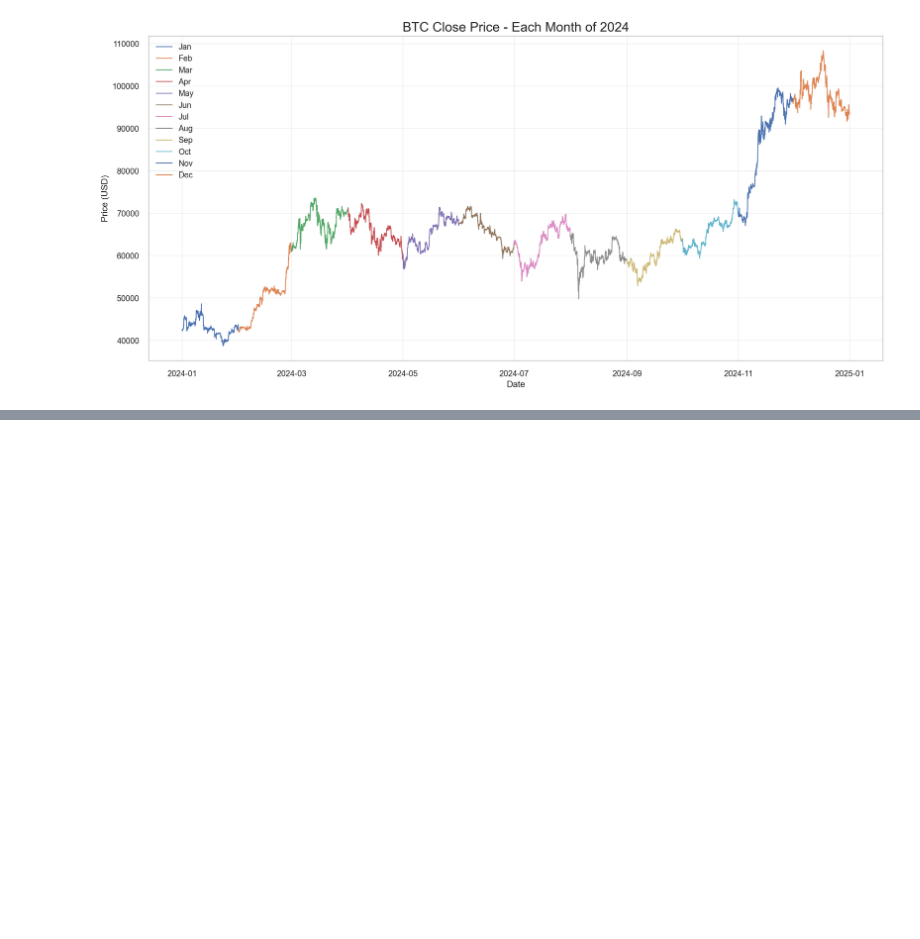
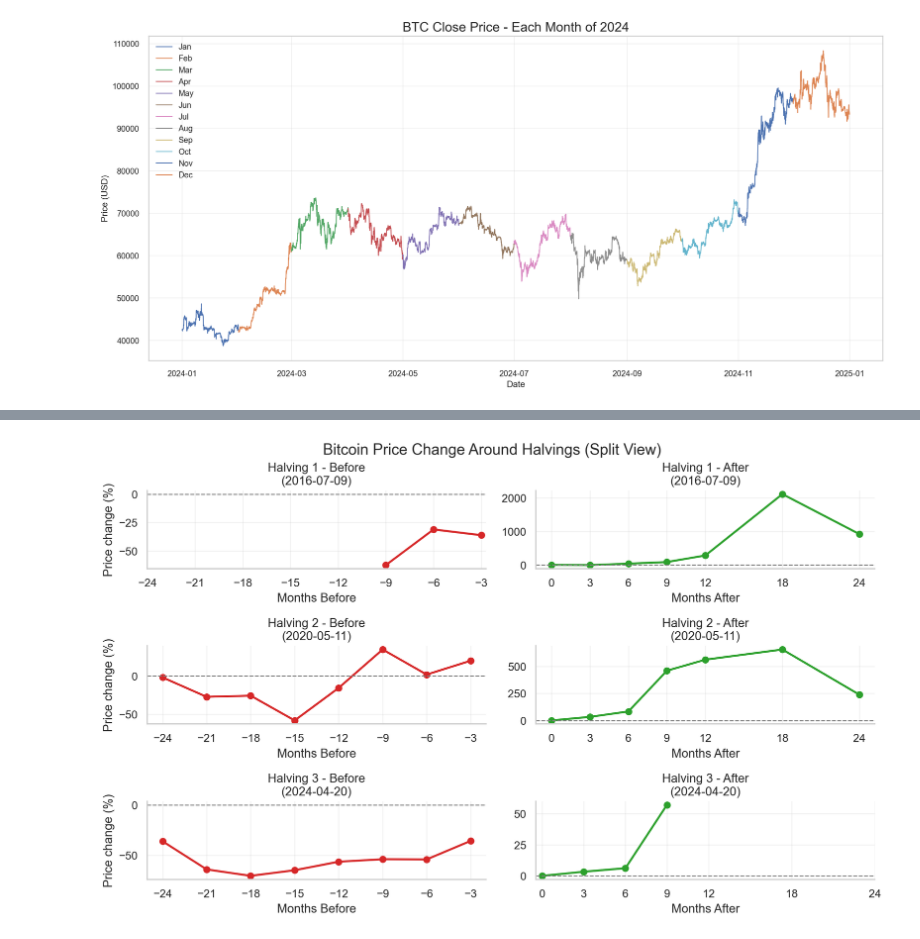
Before and after one commit to Stevenberger1/Stock-Market-Prediction, a Jupyter notebook: data/Statistical_analysis.ipynb, the cells around one changed output, grey strips where cells are left out. Drawn from its saved outputs; the diff is of its cells as text; code cells hidden in the pictures; blank space fills up the shorter version.

```diff
--- a/data/Statistical_analysis.ipynb
+++ b/data/Statistical_analysis.ipynb
@@ -858,0 +1139,96 @@ plt.show()
+# %%
+# ───────────── File paths & event info ───────────────────────────────────────
+CSV_BTC   = r"C:\Users\ADMIN\Desktop\Coding_projects\stock_market_prediction\Stock-Market-Prediction\data\processed\gemini_btc_data_final_version.csv"
+
+HALVINGS  = [("2016-07-09", 1),
+             ("2020-05-11", 2),
+             ("2024-04-20", 3)]  # (date, event-id)
+
+RET_MONTHS = list(range(-24, 13, 3)) + [18, 24]   # months before/after halving
+
+# ───────────── Imports & plotting style ──────────────────────────────────────
+import pandas as pd, numpy as np, re, matplotlib.pyplot as plt, seaborn as sns
+from pathlib import Path
+
+sns.set_theme(style="whitegrid")
+plt.rcParams.update({
+    "figure.dpi": 220,
+    "axes.spines.top": False,
+    "axes.spines.right": False
+})
+
+# ───────────── Load daily close data ─────────────────────────────────────────
+raw = pd.read_csv(Path(CSV_BTC))
+
+tcol = next((c for c in raw.columns if re.search(r"(date|time|stamp)", c, re.I)), None)
+if tcol is None:
+    raise ValueError("timestamp column not found")
+
+raw[tcol] = pd.to_datetime(raw[tcol], errors="coerce")
+btc = (raw.dropna(subset=[tcol])
+          .set_index(tcol)
+          .sort_index())
+
+close_d = btc["close"].astype(float).resample("1D").last().dropna()
+
+# ───────────── Helper to fetch last available price ≤ timestamp ─────────────
+def px(ts):
+    idx = close_d.index.searchsorted(ts, side="right") - 1
+    return close_d.iloc[idx] if idx >= 0 else np.nan
+
+# ───────────── Clean halving dates defensively ───────────────────────────────
+HALVINGS_CLEAN = [(re.sub(r"[^\d\-]", "-", d.strip()), eid) for d, eid in HALVINGS]
+
+# ───────────── Build %‑change matrix ─────────────────────────────────────────
+rows = []
+for date_str, eid in HALVINGS_CLEAN:
+    t0 = pd.Timestamp(date_str)
+    p0 = px(t0)
+    rec = {"event": eid, "T0": t0.date(), "P0": p0}
+    for m in RET_MONTHS:
+        t = t0 + pd.DateOffset(months=m)
+        if t > close_d.index.max() or t < close_d.index.min():
+            continue
+        rec[m] = px(t) / p0 - 1
+    rows.append(rec)
+
+df = (pd.DataFrame(rows)
+        .set_index("event")
+        .sort_index())
+
+# ───────────── Plot each halving in 2 panels: before and after ───────────────
+fig, axes = plt.subplots(nrows=3, ncols=2, figsize=(11, 6.5))
+
+for row_idx, (event_id, row) in enumerate(df.iterrows()):
+    months_all = sorted([k for k in row.index if isinstance(k, int)])
+    ys_all = {m: row[m] * 100 for m in months_all}
+
+    # Before halving
+    xs_before = [m for m in months_all if m < 0]
+    ys_before = [ys_all[m] for m in xs_before]
+    ax_before = axes[row_idx, 0]
+    ax_before.plot(xs_before, ys_before, marker="o", lw=2, color="tab:red")
+    ax_before.axhline(0, ls="--", color="gray", lw=1)
+    ax_before.set_xticks(xs_before)
+    ax_before.set_title(f"Halving {event_id} - Before\n({row.T0})")
+    ax_before.set_xlabel("Months Before")
+    ax_before.set_ylabel("Price change (%)")
+    ax_before.grid(alpha=0.25)
+
+    # After halving
+    xs_after = [m for m in months_all if m >= 0]
+    ys_after = [ys_all[m] for m in xs_after]
+    ax_after = axes[row_idx, 1]
+    ax_after.plot(xs_after, ys_after, marker="o", lw=2, color="tab:green")
+    ax_after.axhline(0, ls="--", color="gray", lw=1)
+    ax_after.set_xticks(xs_after)
+    ax_after.set_title(f"Halving {event_id} - After\n({row.T0})")
+    ax_after.set_xlabel("Months After")
+    ax_after.grid(alpha=0.25)
+
+plt.tight_layout()
+plt.suptitle("Bitcoin Price Change Around Halvings (Split View)", fontsize=15, y=1.02)
+plt.subplots_adjust(top=0.92)
+plt.show()
+# %% [output]
+[figure, added]
```
Also changed, not shown: parts of 5 cells of this notebook.
